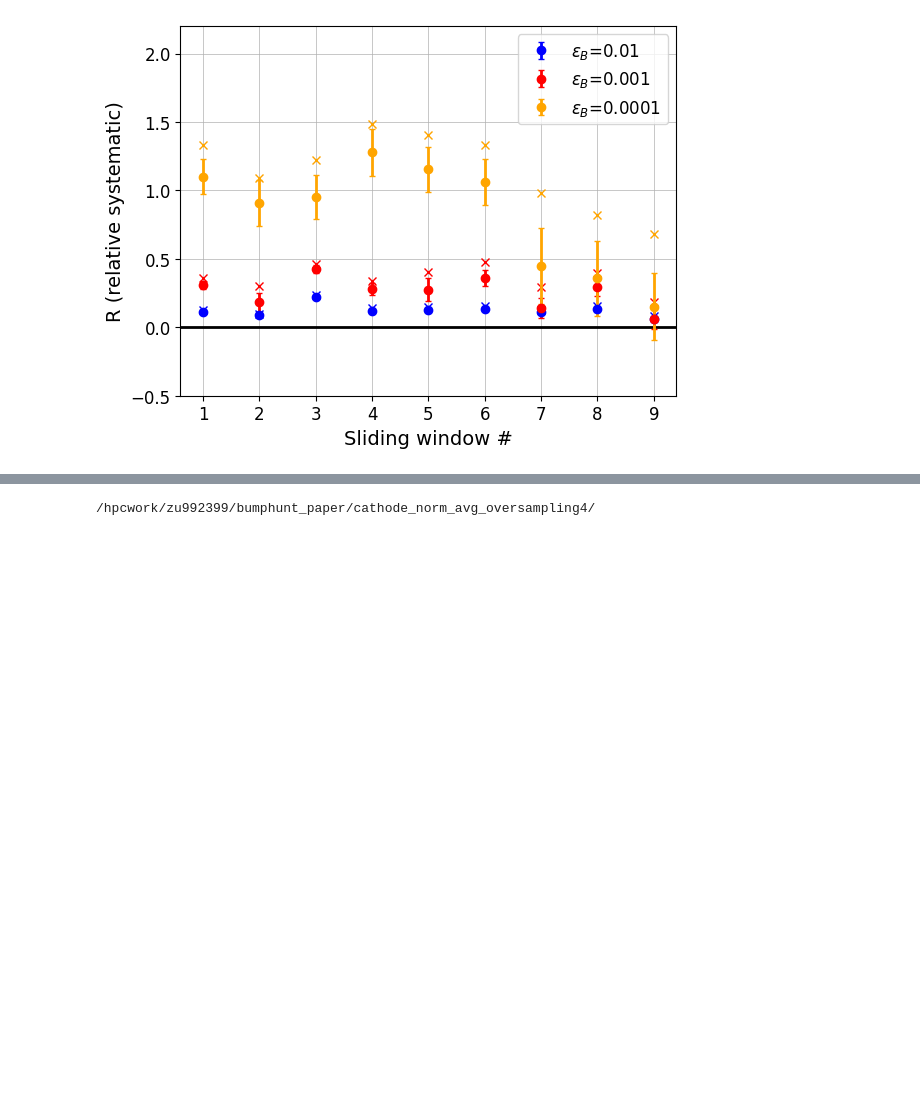
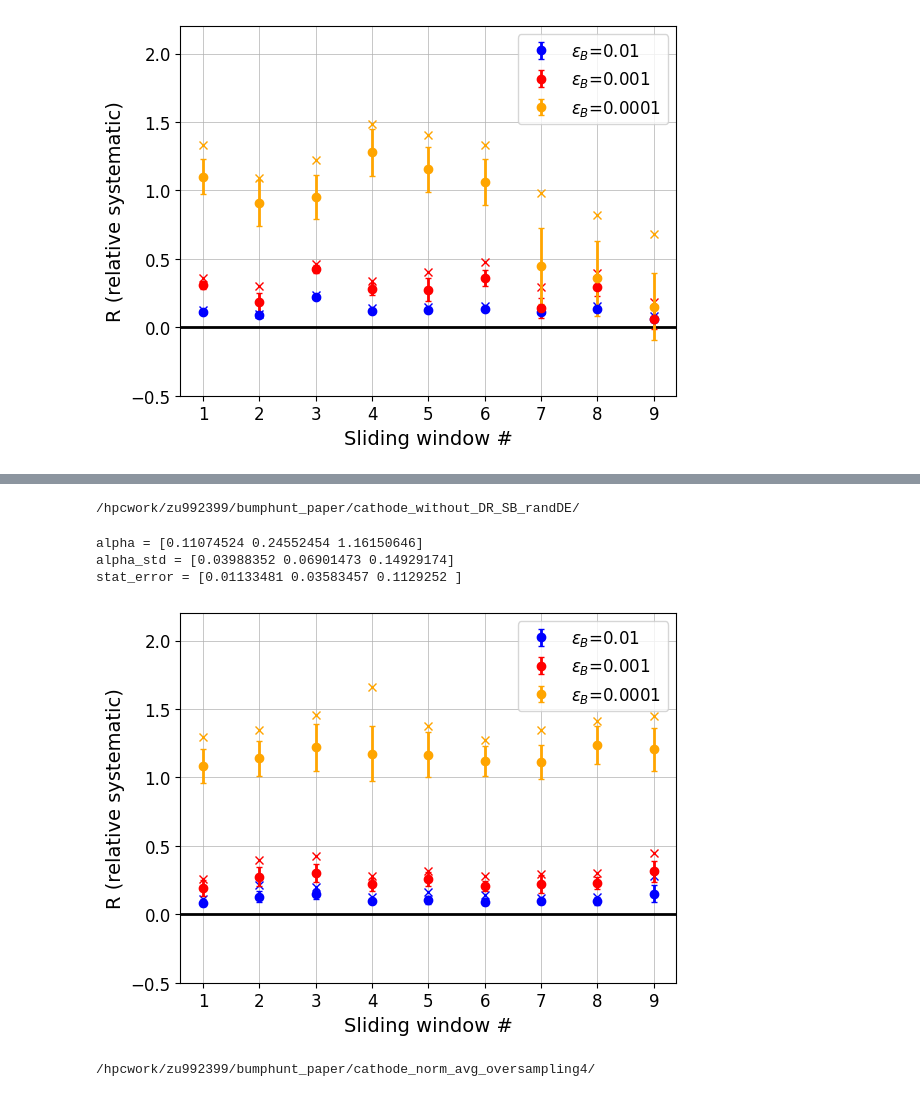
Before and after one commit to mariehein/bumphunt_paper, a Jupyter notebook: bumphunt_plotting_proper_plots_formula_new.ipynb, the cells around one changed output, grey strips where cells are left out. Cells and saved outputs as stored; diff of their text form; code cells hidden in the pictures; blank space fills up the shorter version.

```diff
--- a/bumphunt_plotting_proper_plots_formula_new.ipynb
+++ b/bumphunt_plotting_proper_plots_formula_new.ipynb
@@ -323,3 +381,19 @@ stat_error = [0.02858808 0.09039607 0.28548348]
+# %%
+folder = general_directory+"cathode_without_DR_SB_randDE/"
+results, rel_results, true_results, rel_error, exp = bump_hunt(folder)
+cathode_error = np.mean(rel_error,axis=(1,2))
+plotting_error(rel_error, "cathode_without", min=min_error, max=max_error)
+cathode_stat = np.mean(exp,axis=(1,2))
+cathode_sys = np.std(rel_error, axis=(1,2))
+print("alpha =",cathode_error)
+print("alpha_std =", np.std(rel_error, axis=(1,2)))
+print("stat_error =",cathode_stat)
+# %% [output]
+/hpcwork/zu992399/bumphunt_paper/cathode_without_DR_SB_randDE/
+alpha = [0.11074524 0.24552454 1.16150646]
+alpha_std = [0.03988352 0.06901473 0.14929174]
+stat_error = [0.01133481 0.03583457 0.1129252 ]
+[figure, added]
 # %%
 folder = general_directory+"cathode_norm_avg_oversampling4/"
 results, rel_results, true_results, rel_error, exp = bump_hunt(folder, err=cathode_error)
```
Also changed, not shown: parts of 10 cells of this notebook, 7 other files.
